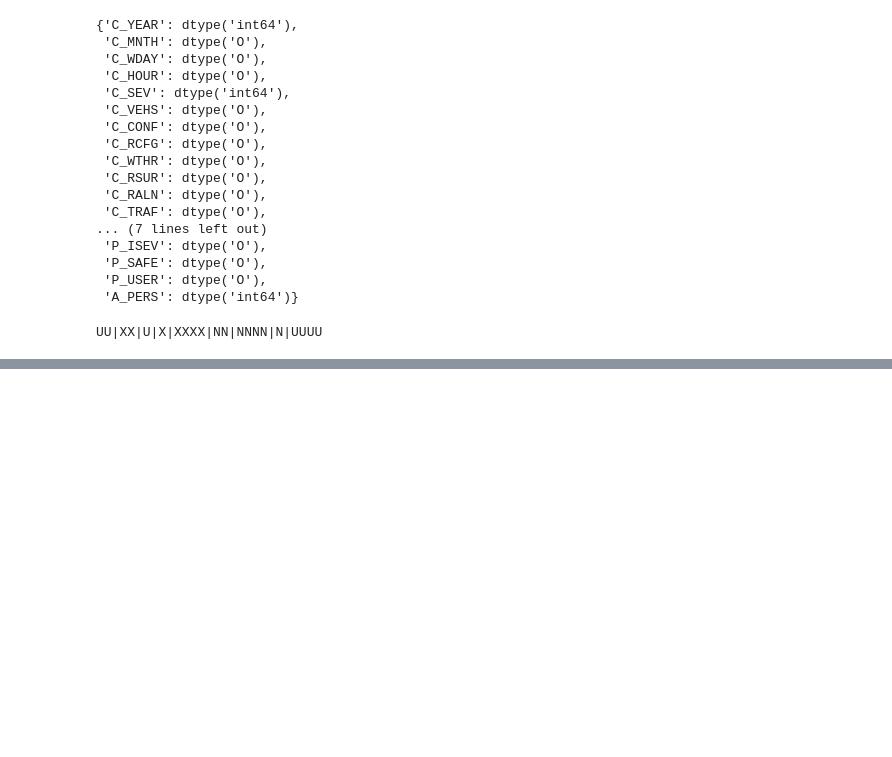
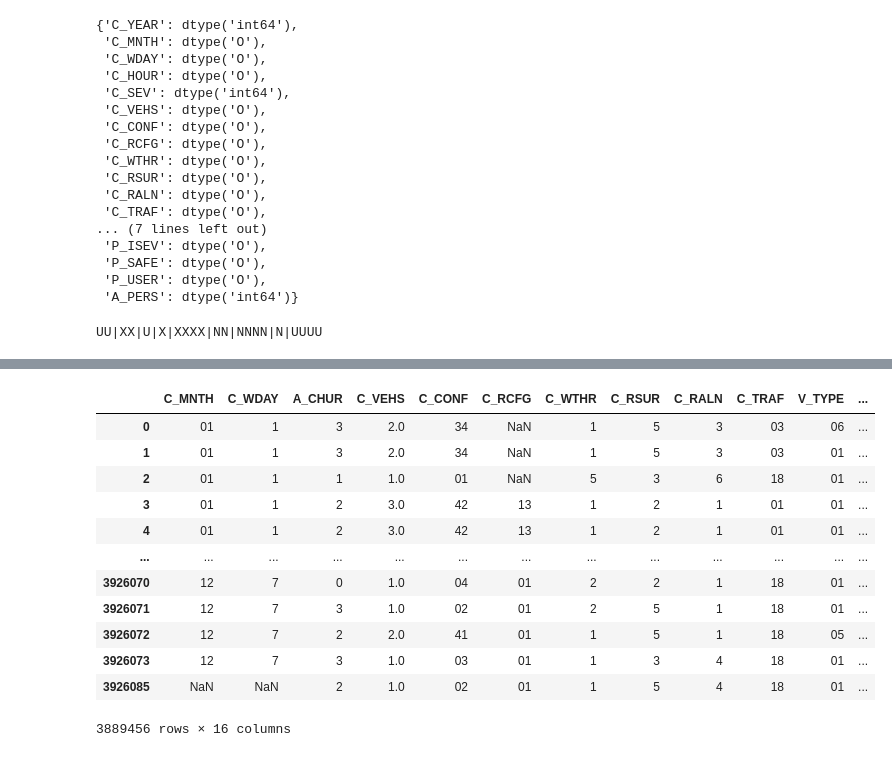
Before and after one commit to Randy03/cunef_ml_canadian_crash, a Jupyter notebook: EDA.ipynb, the cells around one changed output, grey strips where cells are left out. Cells and saved outputs as stored; diff of their text form; code cells hidden in the pictures; blank space fills up the shorter version.

```diff
--- a/EDA.ipynb
+++ b/EDA.ipynb
@@ -27,3 +68,5 @@ data = data.merge(data[group_by_columns].groupby(group_by_columns).size().reset_
+# %%
+data = data.merge(collision_people_count_df,on=collision_columns,how='left')
 # %%
 print(f'Numero de registros: {data.shape[0]}')
 print(f'Numero de columnas: {data.shape[1]}')
@@ -63,6 +106,6 @@ others = {
     "C_RCFG": "13",
     "C_CONF": "42"
 }
-int_types = ["P_AGE","A_VAGE","A_PERS"]
+int_types = ["P_AGE","A_VAGE","A_PERS","C_VEHS"]
 categories = [col for col in data.columns if col not in int_types + unnecessary_columns]
 target_columns = ["C_SEV","P_ISEV"]
@@ -141,7 +180,22 @@ data[categories] = data[categories].astype('category')
 # %%
 data = data.rename(columns={'P_SEX':'A_DSEX','P_AGE':"A_DAGE",'C_HOUR':'A_CHUR'})
 # %%
-data = data.drop(unnecessary_columns,1)
+data = data.drop(unnecessary_columns,1).drop_duplicates()
+data
+# %% [output]
+|  | C_MNTH | C_WDAY | A_CHUR | C_VEHS | C_CONF | C_RCFG | C_WTHR | C_RSUR | C_RALN | C_TRAF | V_TYPE | ... |
+| 0 | 01 | 1 | 3 | 2.0 | 34 | NaN | 1 | 5 | 3 | 03 | 06 | ... |
+| 1 | 01 | 1 | 3 | 2.0 | 34 | NaN | 1 | 5 | 3 | 03 | 01 | ... |
+| 2 | 01 | 1 | 1 | 1.0 | 01 | NaN | 5 | 3 | 6 | 18 | 01 | ... |
+| 3 | 01 | 1 | 2 | 3.0 | 42 | 13 | 1 | 2 | 1 | 01 | 01 | ... |
+| 4 | 01 | 1 | 2 | 3.0 | 42 | 13 | 1 | 2 | 1 | 01 | 01 | ... |
+| ... | ... | ... | ... | ... | ... | ... | ... | ... | ... | ... | ... | ... |
+| 3926070 | 12 | 7 | 0 | 1.0 | 04 | 01 | 2 | 2 | 1 | 18 | 01 | ... |
+| 3926071 | 12 | 7 | 3 | 1.0 | 02 | 01 | 2 | 5 | 1 | 18 | 01 | ... |
+| 3926072 | 12 | 7 | 2 | 2.0 | 41 | 01 | 1 | 5 | 1 | 18 | 05 | ... |
+| 3926073 | 12 | 7 | 3 | 1.0 | 03 | 01 | 1 | 3 | 4 | 18 | 01 | ... |
+| 3926085 | NaN | NaN | 2 | 1.0 | 02 | 01 | 1 | 5 | 4 | 18 | 01 | ... |
+3889456 rows × 16 columns
 # %%
 data["C_MNTH"]
 # %% [output]
```
Also changed, not shown: parts of 12 cells of this notebook.
